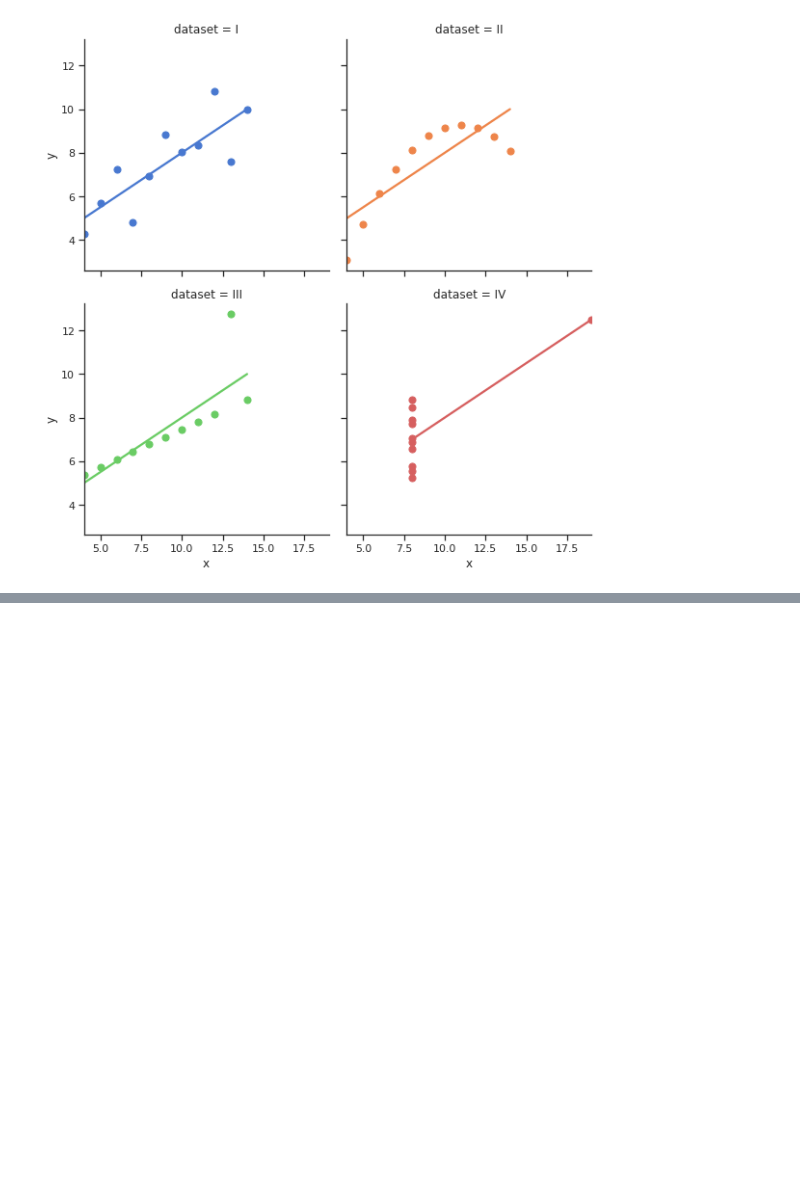
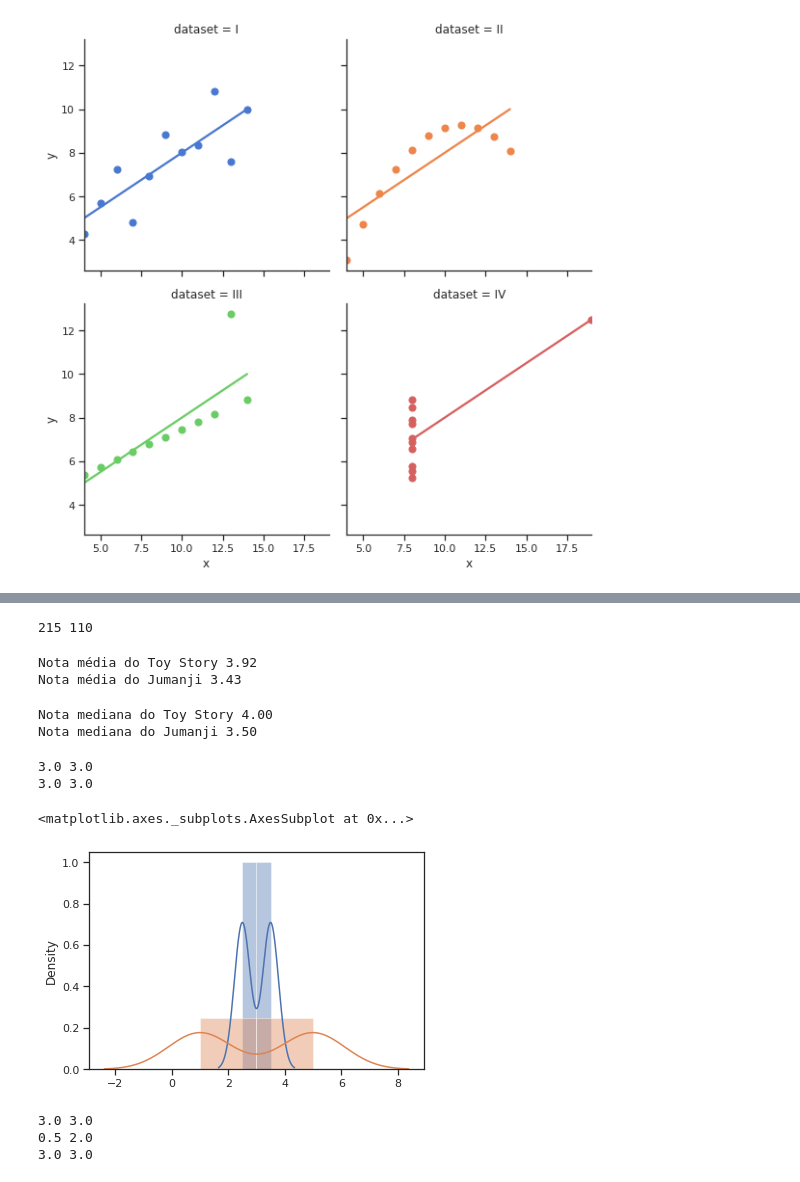
Before and after one commit to jeanhrsouza/data-science-primeiros-passos, a Jupyter notebook: Introducao_a_Data_Science.ipynb, the cells around one changed output, grey strips where cells are left out. Drawn from its saved outputs; the diff is of its cells as text; code cells hidden in the pictures; blank space fills up the shorter version.

Commit message:
Mean, std, median, etc

```diff
--- a/Introducao_a_Data_Science.ipynb
+++ b/Introducao_a_Data_Science.ipynb
@@ -531,0 +541,63 @@ sns.lmplot(x="x", y="y", col="dataset", hue="dataset", data=df,
+# %%
+# Filtrando as notas dos filmes
+notas_do_toy_story = notas.query("filmeId==1")
+notas_do_jumanji = notas.query("filmeId==2")
+print(len(notas_do_toy_story), len(notas_do_jumanji))
+# %% [output]
+215 110
+# %%
+# Exibindo a MÉDIA das notas do Toy Story e Jumanji
+print("Nota média do Toy Story %.2f" % notas_do_toy_story.nota.mean())
+print("Nota média do Jumanji %.2f" % notas_do_jumanji.nota.mean())
+# %% [output]
+Nota média do Toy Story 3.92
+Nota média do Jumanji 3.43
+# %%
+# Exibindo a MEDIANA das notas do Toy Story e Jumanji
+# ---------
+# A mediana irá imprimir as notas 4 e 3.5, que separa 50% para cima
+# e 50% para baixo
+print("Nota mediana do Toy Story %.2f" % notas_do_toy_story.nota.median())
+print("Nota mediana do Jumanji %.2f" % notas_do_jumanji.nota.median())
+# %% [output]
+Nota mediana do Toy Story 4.00
+Nota mediana do Jumanji 3.50
+# %%
+# importando a biblioteca Numpy
+import numpy as np
+
+#criando um array numpy
+filme1 = np.append(np.array([2.5] * 10), np.array([3.5] * 10)) #notas mais centralizadas
+filme2 = np.append(np.array([5] * 10), np.array([1] * 10)) # notas mais espalhadas
+# %%
+# Exibindo a média do filme 1 e 2
+print(filme1.mean(), filme2.mean())
+
+# Exibindo a mediana do array do numpy
+print(np.median(filme1), np.median(filme2))
+
+
+# Mesmo se utilizar a média ou a mediana, ambas estão trazendo a tendência da
+# mesma informação desse conjunto de dados. Porém existe a diferença entre
+# [2.5, 3.5] e [5, 1] -> Talvez seja interessante não só analisar o número pontual
+# mas também visualizar a distribuição (boxplot, histogramas, distplot)
+# %% [output]
+3.0 3.0
+3.0 3.0
+# %%
+# Distplot
+sns.distplot(filme1)
+sns.distplot(filme2)
+
+#obs: por padrão não fica bonito utilizar o distplot para essa sem que faça tratamento da visualização
+# %% [output]
+<matplotlib.axes._subplots.AxesSubplot at 0x...>
+[figure, added]
+# %%
+print(filme1.mean(), filme2.mean()) #média
+print(np.std(filme1), np.std(filme2)) # desvio padrão
+print(np.median(filme1), np.median(filme2)) #mediana
+# %% [output]
+3.0 3.0
+0.5 2.0
+3.0 3.0
```
Also changed, not shown: parts of 23 cells of this notebook.
